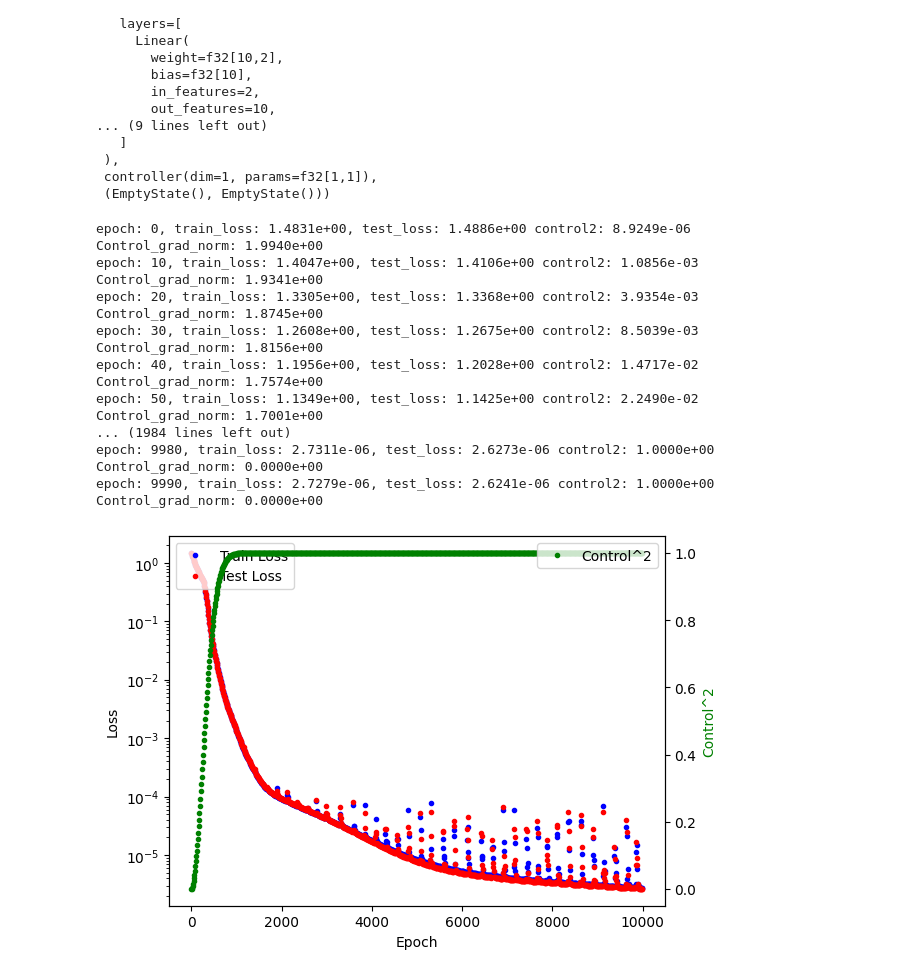
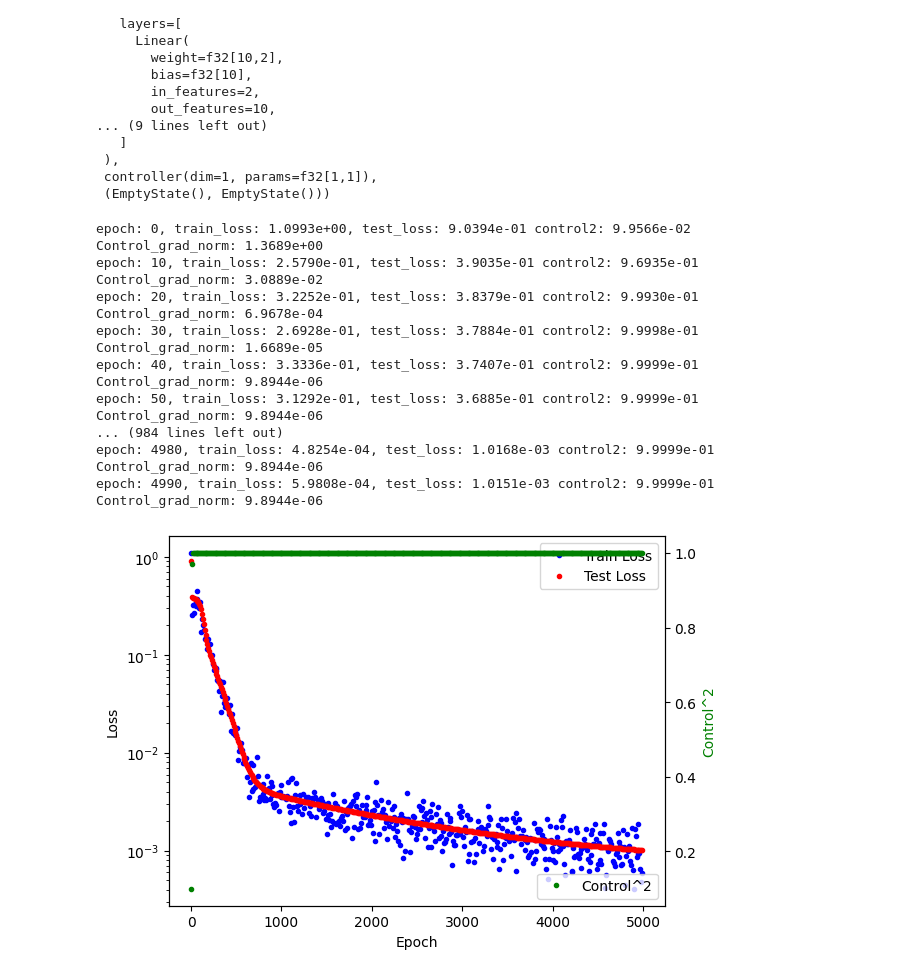
Before and after one commit to TheLedAlchemist/N3, a Jupyter notebook: nbs/prototyping.ipynb, the cells around one changed output. Drawn from its saved outputs; the diff is of its cells as text; code cells hidden in the pictures.

```diff
--- a/nbs/prototyping.ipynb
+++ b/nbs/prototyping.ipynb
@@ -71,3 +99,7 @@ plt.legend()
+# %%
+data_key, key = jax.random.split(key)
+train_loader = DataLoader(x_train, y_train, batch_size, data_key)
+test_loader = DataLoader(x_test, y_test, batch_size, shuffle=False, key=data_key)
 # %% [markdown]
 ### Architecture
 # %% [markdown]
@@ -92,7 +124,7 @@ class controller(eqx.Module):
         return jnp.dot(x, self.params)
 # %%
 # | test the controller
-control = controller(1, jax.random.PRNGKey(0))
+control = controller(1, key)
 control(jnp.ones((1,)))
 # %% [output]
 Array([-2.0584225e-06], dtype=float32)
@@ -292,14 +316,14 @@ make_step(n3, control, x_train[:10], y_train[:10], optim, opt_state)
  controller(dim=1, params=f32[1,1]),
  (EmptyState(), EmptyState()))
 # %%
-model_key, control_key = jax.random.split(jax.random.PRNGKey(seed))
+model_key, control_key = jax.random.split(key)
 n3 = N3(1, 1, [N_max], model_key)
 control = controller(1, control_key)
 
-optim = optax.adam(learning_rate=3e-3)
+optim = optax.sgd(learning_rate=3e-3)
 opt_state = optim.init(eqx.filter([n3, control], eqx.is_inexact_array))
 # %%
-epochs = 10_000
+epochs = 5_000
 epoch_list = []
 test_losses = []
 train_losses = []
@@ -307,65 +331,68 @@ controls2 = []
 base_grad_norms = []
 control_grad_norms = []
 
-for epoch in trange(epochs):
-    x_batch, y_batch = x_train, y_train
-    train_loss, n3, control, opt_state = make_step(
-        n3, control, x_batch, y_batch, optim, opt_state
-    )
+for epoch in range(epochs):
+    for x_batch, y_batch in train_loader:
+        train_loss, n3, control, opt_state = make_step(
+            n3, control, x_batch, y_batch, optim, opt_state
+        )
+
     if epoch % 10 == 0:
         epoch_list.append(epoch)
-        test_loss = test_step(n3, control, x_test, y_test)
+        test_loss = 0
+        for x_batch, y_batch in test_loader:
+            test_loss += test_step(n3, control, x_batch, y_batch)
+        test_loss /= len(test_loader)
+
         test_losses.append(test_loss)
         train_losses.append(train_loss)
         controls2.append(control.params.item() ** 2)
-        # base_grad_norms.append(
-        #     grad_norm(eqx.filter_grad(compute_base_loss)(n3, control, x_batch, y_batch))
-        # )
         control_grad_norms.append(
             grad_norm(eqx.filter_grad(compute_size_loss)(control))
         )
         print(
-            f"epoch: {epoch_list[-1]}, train_loss: {train_losses[-1]:.4e}, test_loss: {test_losses [-1]:.4e} control2: {controls2[-1]:.4e}"
+            f"epoch: {epoch_list[-1]}, train_loss: {train_losses[-1]:.4e}, test_loss: {test_losses[-1]:.4e} control2: {controls2[-1]:.4e}"
         )
         print(f"Control_grad_norm: {control_grad_norms[-1]:.4e}")
 # %% [output]
-epoch: 0, train_loss: 1.4831e+00, test_loss: 1.4886e+00 control2: 8.9249e-06
-Control_grad_norm: 1.9940e+00
-epoch: 10, train_loss: 1.4047e+00, test_loss: 1.4106e+00 control2: 1.0856e-03
-Control_grad_norm: 1.9341e+00
-epoch: 20, train_loss: 1.3305e+00, test_loss: 1.3368e+00 control2: 3.9354e-03
-Control_grad_norm: 1.8745e+00
-epoch: 30, train_loss: 1.2608e+00, test_loss: 1.2675e+00 control2: 8.5039e-03
-Control_grad_norm: 1.8156e+00
-epoch: 40, train_loss: 1.1956e+00, test_loss: 1.2028e+00 control2: 1.4717e-02
-Control_grad_norm: 1.7574e+00
-epoch: 50, train_loss: 1.1349e+00, test_loss: 1.1425e+00 control2: 2.2490e-02
-Control_grad_norm: 1.7001e+00
-... (1984 lines left out)
-epoch: 9980, train_loss: 2.7311e-06, test_loss: 2.6273e-06 control2: 1.0000e+00
-Control_grad_norm: 0.0000e+00
-epoch: 9990, train_loss: 2.7279e-06, test_loss: 2.6241e-06 control2: 1.0000e+00
-Control_grad_norm: 0.0000e+00
+epoch: 0, train_loss: 1.0993e+00, test_loss: 9.0394e-01 control2: 9.9566e-02
+Control_grad_norm: 1.3689e+00
+epoch: 10, train_loss: 2.5790e-01, test_loss: 3.9035e-01 control2: 9.6935e-01
+Control_grad_norm: 3.0889e-02
+epoch: 20, train_loss: 3.2252e-01, test_loss: 3.8379e-01 control2: 9.9930e-01
+Control_grad_norm: 6.9678e-04
+epoch: 30, train_loss: 2.6928e-01, test_loss: 3.7884e-01 control2: 9.9998e-01
+Control_grad_norm: 1.6689e-05
+epoch: 40, train_loss: 3.3336e-01, test_loss: 3.7407e-01 control2: 9.9999e-01
+Control_grad_norm: 9.8944e-06
+epoch: 50, train_loss: 3.1292e-01, test_loss: 3.6885e-01 control2: 9.9999e-01
+Control_grad_norm: 9.8944e-06
+... (984 lines left out)
+epoch: 4980, train_loss: 4.8254e-04, test_loss: 1.0168e-03 control2: 9.9999e-01
+Control_grad_norm: 9.8944e-06
+epoch: 4990, train_loss: 5.9808e-04, test_loss: 1.0151e-03 control2: 9.9999e-01
+Control_grad_norm: 9.8944e-06
 # %%
 fig, ax1 = plt.subplots()
 
 # Plotting train and test losses
 ax1.plot(epoch_list, train_losses, "b.", label="Train Loss")
 ax1.plot(epoch_list, test_losses, "r.", label="Test Loss")
 ax1.set_xlabel("Epoch")
 ax1.set_ylabel("Loss", color="k")
 ax1.set_yscale("log")
-ax1.legend(loc="upper left")
+# ax1.set_xscale("log")
 
 # Creating a second y-axis to plot control gradient norms
 ax2 = ax1.twinx()
 ax2.plot(epoch_list, controls2, "g.", label="Control^2")
 ax2.set_ylabel("Control^2", color="g")
-ax2.legend(loc="upper right")
 
+ax1.legend()
+ax2.legend()
 plt.show()
 # %% [output]
-[figure, old version]
+[figure, new version]
 # %%
 y_pred = jax.vmap(n3, in_axes=(0, None))(x_test, control)
 test_loss = jnp.mean((y_pred - y_test) ** 2)
```
Also changed, not shown: parts of 8 cells of this notebook.
